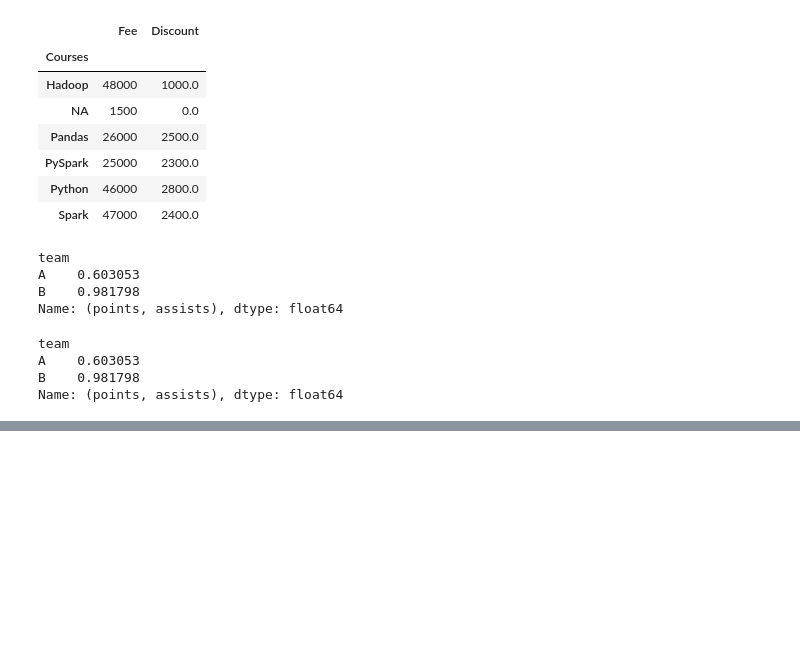
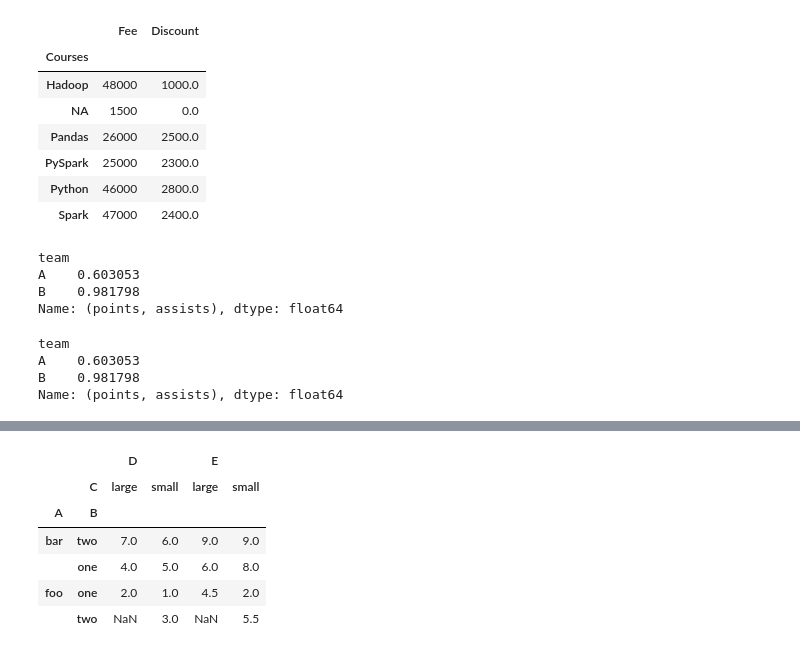
Before and after one commit to samuellukudu/ML-Projects, a Jupyter notebook: NLP/Hangzhou_0/models/CreateFolds&Extra.ipynb, the cells around one changed output, grey strips where cells are left out. Saved outputs shown, nothing was run; the diff lists cells and outputs as text; code cells hidden in the pictures; blank space fills up the shorter version.

```diff
--- a/NLP/Hangzhou_0/models/CreateFolds&Extra.ipynb
+++ b/NLP/Hangzhou_0/models/CreateFolds&Extra.ipynb
@@ -274,0 +311,14 @@ Name: (points, assists), dtype: float64
+# %%
+pd.pivot_table(df,
+               values=['D', 'E'],
+               index=['A', 'B'],
+               columns=['C'],
+               aggfunc={'D': np.mean, 'E': np.mean}).sort_values([('D', 'large')], ascending=False)
+# %% [output]
+|  |  | D |  | E |  |
+|  | C | large | small | large | small |
+| A | B |  |  |  |  |
+| bar | two | 7.0 | 6.0 | 9.0 | 9.0 |
+|  | one | 4.0 | 5.0 | 6.0 | 8.0 |
+| foo | one | 2.0 | 1.0 | 4.5 | 2.0 |
+|  | two | NaN | 3.0 | NaN | 5.5 |
```
Also changed, not shown: parts of 3 cells of this notebook, 6 other files.
